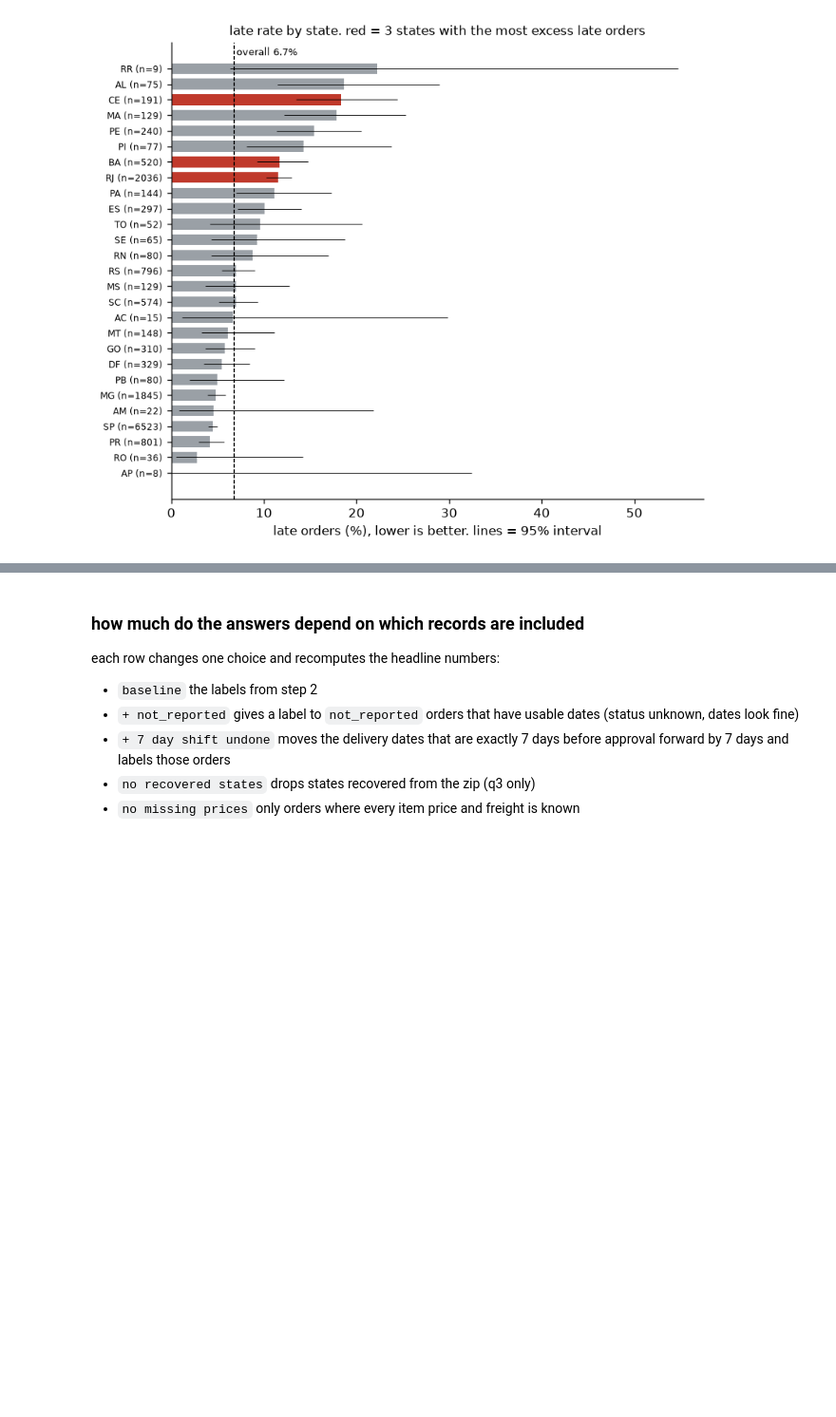
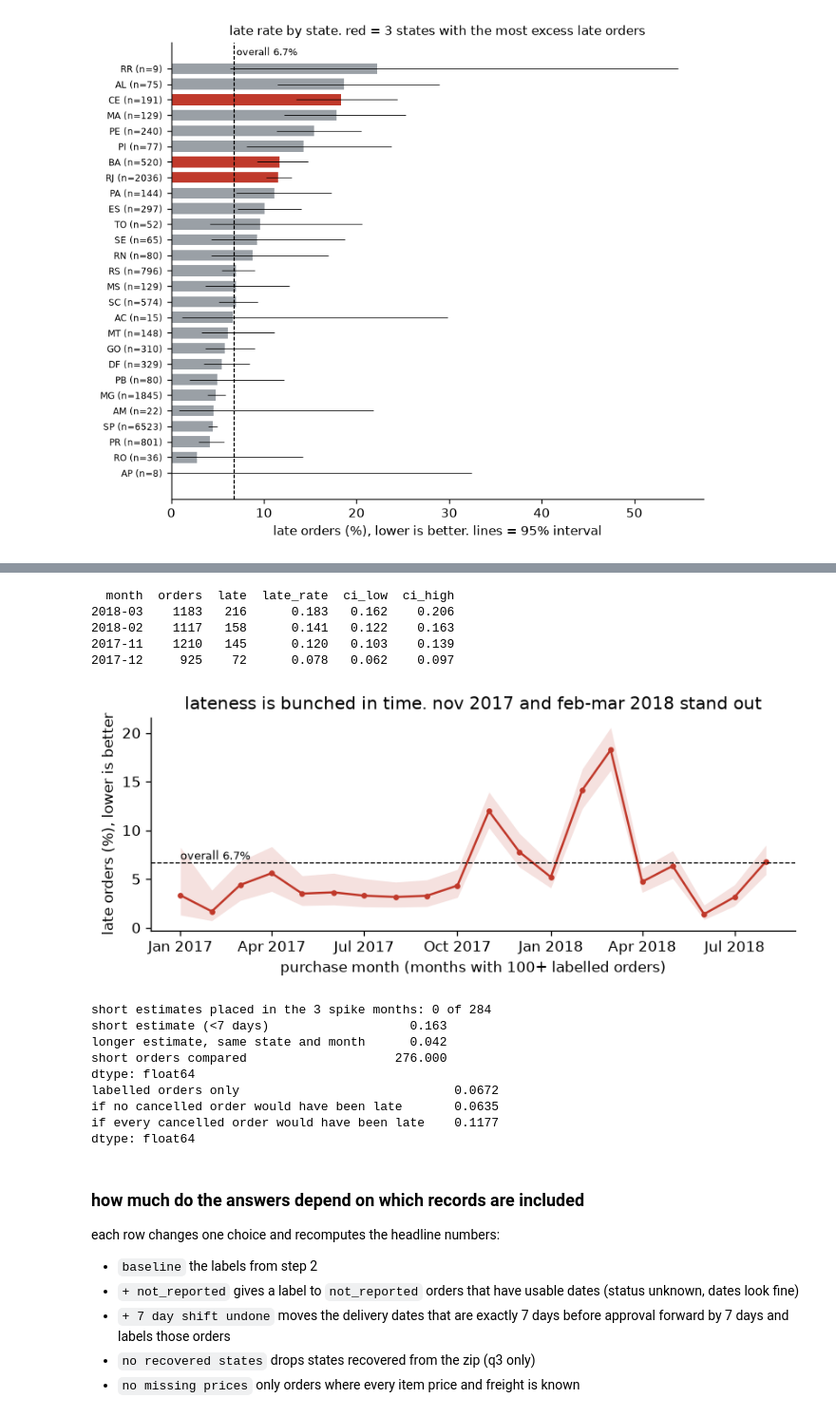
Before and after one commit to 11NOel11/eng2040-assignment1, a Jupyter notebook: pipeline.ipynb, the cells around one changed output, grey strips where cells are left out. Shown at 95% size. Saved outputs shown, nothing was run; the diff lists cells and outputs as text; code cells hidden in the pictures; blank space fills up the shorter version.

```diff
--- a/pipeline.ipynb
+++ b/pipeline.ipynb
@@ -785,3 +816,57 @@ customer_state  orders  late  late_rate  ci_low  ci_high  excess_late
+# %%
+lab["month"] = lab.order_purchase_timestamp.dt.to_period("M")
+q1m = rate(lab, "month")
+q1m = q1m[q1m.orders >= 100]  # the first months of 2016 have a handful of orders
+print(q1m.assign(month=q1m.month.astype(str)).sort_values("late_rate", ascending=False).head(4).round(3).to_string(index=False))
+
+fig, ax = plt.subplots(figsize=(7, 3))
+x = q1m.month.dt.to_timestamp()
+ax.plot(x, q1m.late_rate * 100, color=HI, marker="o", ms=3)
+ax.fill_between(x, q1m.ci_low * 100, q1m.ci_high * 100, color=HI, alpha=0.15, lw=0)
+ax.axhline(overall * 100, color="black", ls="--", lw=0.8)
+ax.set_ylabel("late orders (%), lower is better")
+ax.text(x.iloc[0], overall * 100, f"overall {overall:.1%}", fontsize=8, va="bottom")
+ax.xaxis.set_major_locator(mdates.MonthLocator(bymonth=[1, 4, 7, 10]))
+ax.xaxis.set_major_formatter(mdates.DateFormatter("%b %Y"))
+ax.set_xlabel("purchase month (months with 100+ labelled orders)")
+ax.set_title("lateness is bunched in time. nov 2017 and feb-mar 2018 stand out")
+fig.tight_layout(); fig.savefig(OUT / "q1_late_by_month.png"); plt.show()
+q1m.assign(month=q1m.month.astype(str)).to_csv(OUT / "q1_late_by_month.csv", index=False)
+
+# q2 inside the same state and month: weight each stratum by its number of short orders
+s = lab.dropna(subset=["lead_days", "customer_state"]).assign(short=lambda d: d.lead_days < 7)
+spike = s.month.astype(str).isin(["2017-11", "2018-02", "2018-03"])
+print("short estimates placed in the 3 spike months:", int((s.short & spike).sum()), "of", int(s.short.sum()))
+g = s.groupby(["customer_state", "month", "short"], observed=True).late.agg(["size", "mean"]).unstack("short").dropna()
+w = g[("size", True)]
+q2s = pd.Series({"short estimate (<7 days)": (g[("mean", True)] * w).sum() / w.sum(),
+                 "longer estimate, same state and month": (g[("mean", False)] * w).sum() / w.sum(),
+                 "short orders compared": w.sum()}).round(3)
+print(q2s)
+q2s.rename("value").to_csv(OUT / "q2_within_state_month.csv")
+
+# bounds: 944 cancelled or unavailable orders, either none or all of them would have been late
+k, n, c = lab.late.sum(), len(lab), (o.unlabelled_reason == "cancelled or unavailable").sum()
+bounds = pd.Series({"labelled orders only": k / n, "if no cancelled order would have been late": k / (n + c),
+                    "if every cancelled order would have been late": (k + c) / (n + c)}).round(4)
+print(bounds)
+bounds.rename("late_rate").to_csv(OUT / "late_rate_bounds.csv")
+# %% [output]
+  month  orders  late  late_rate  ci_low  ci_high
+2018-03    1183   216      0.183   0.162    0.206
+2018-02    1117   158      0.141   0.122    0.163
+2017-11    1210   145      0.120   0.103    0.139
+2017-12     925    72      0.078   0.062    0.097
+[figure, added]
+short estimates placed in the 3 spike months: 0 of 284
+short estimate (<7 days)                   0.163
+longer estimate, same state and month      0.042
+short orders compared                    276.000
+dtype: float64
+labelled orders only                             0.0672
+if no cancelled order would have been late       0.0635
+if every cancelled order would have been late    0.1177
+dtype: float64
 # %% [markdown]
 ### how much do the answers depend on which records are included
 
```
Also changed, not shown: parts of 23 cells of this notebook, 2 other files.
